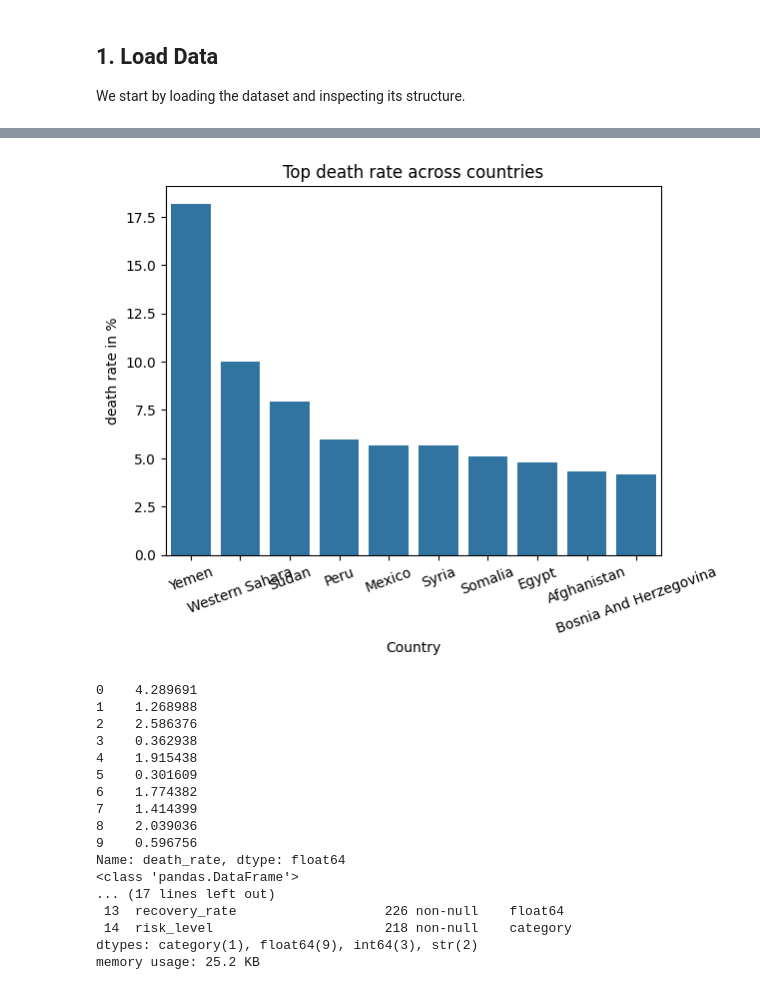
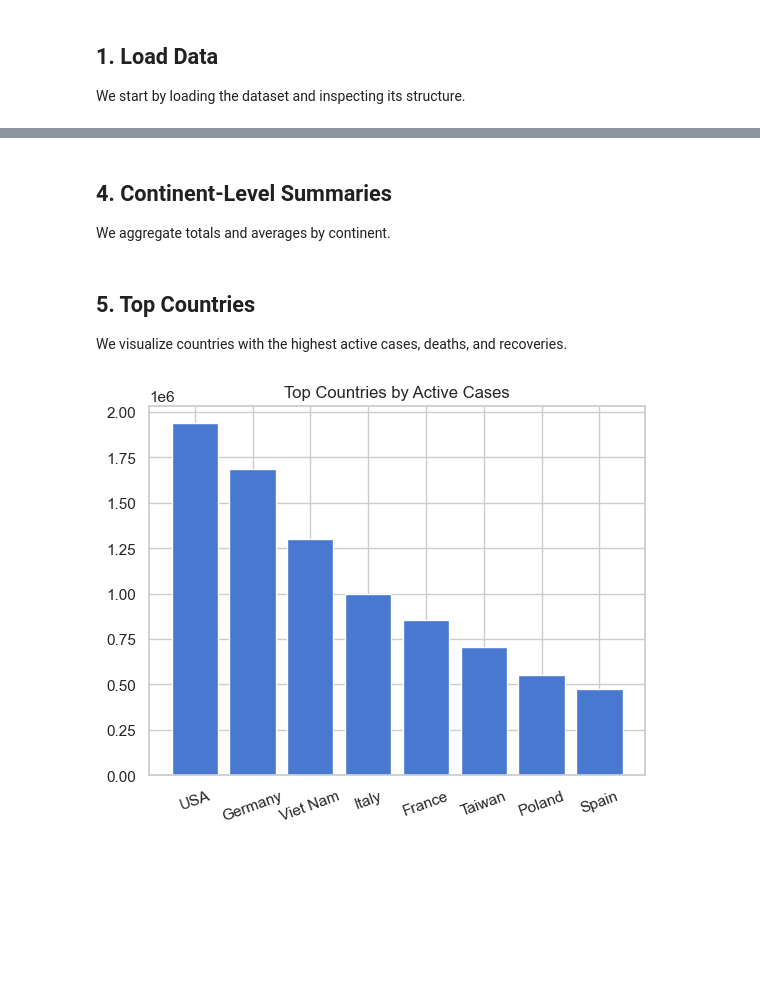
Before and after one commit to Ras123-eyu/Data-analytics-and-visualization-project-, a Jupyter notebook: Project.ipynb, the cells around one changed output, grey strips where cells are left out. Saved outputs shown, nothing was run; the diff lists cells and outputs as text; code cells hidden in the pictures; blank space fills up the shorter version.

```diff
--- a/Project.ipynb
+++ b/Project.ipynb
@@ -37 +47,9 @@ df.duplicated().sum()
+# %%
+df["death_rate"] = np.where(df["total_confirmed"]==0, 0, df["total_deaths"]/df["total_confirmed"])*100
+df["recovery_rate"] = (df["total_recovered"]/df["total_confirmed"])*100
+df["risk_level"] = pd.cut(df["death_rate"], bins=[0,2,5,100], labels=["low","medium","high"])
+df[["country","death_rate","recovery_rate","risk_level"]].head()
+# %% [markdown]
+## 4. Continent-Level Summaries
+We aggregate totals and averages by continent.
 # %%
@@ -44,10 +59,13 @@ df.groupby("continent").agg({
 })
+# %% [markdown]
+## 5. Top Countries
+We visualize countries with the highest active cases, deaths, and recoveries.
 # %%
-#top countries by active_cases
-top_active_cases=df.sort_values(by="active_cases",ascending=False).head(8)
-plt.bar(top_active_cases["country"],top_active_cases["active_cases"],)
-plt.title("Top Countries by active cases")
+# Active cases
+top_active = df.sort_values(by="active_cases", ascending=False).head(8)
+plt.bar(top_active["country"], top_active["active_cases"])
+plt.title("Top Countries by Active Cases")
 plt.xticks(rotation=20)
-plt.xlabel("Country")
-plt.ylabel("Active_cases")
 plt.show()
+# %% [output]
+[figure, added]
@@ -97,22 +106,3 @@ print(df["death_rate"].head(10))
 df["risk_level"].head(10)
 df[df["country"]=="Ethiopia"]
 df.info()
-# %% [output]
-[figure, removed]
-0    4.289691
-1    1.268988
-2    2.586376
-3    0.362938
-4    1.915438
-5    0.301609
-6    1.774382
-7    1.414399
-8    2.039036
-9    0.596756
-Name: death_rate, dtype: float64
-<class 'pandas.DataFrame'>
-... (17 lines left out)
- 13  recovery_rate                   226 non-null    float64
- 14  risk_level                      218 non-null    category
-dtypes: category(1), float64(9), int64(3), str(2)
-memory usage: 25.2 KB
```
Also changed, not shown: parts of 27 cells of this notebook.
